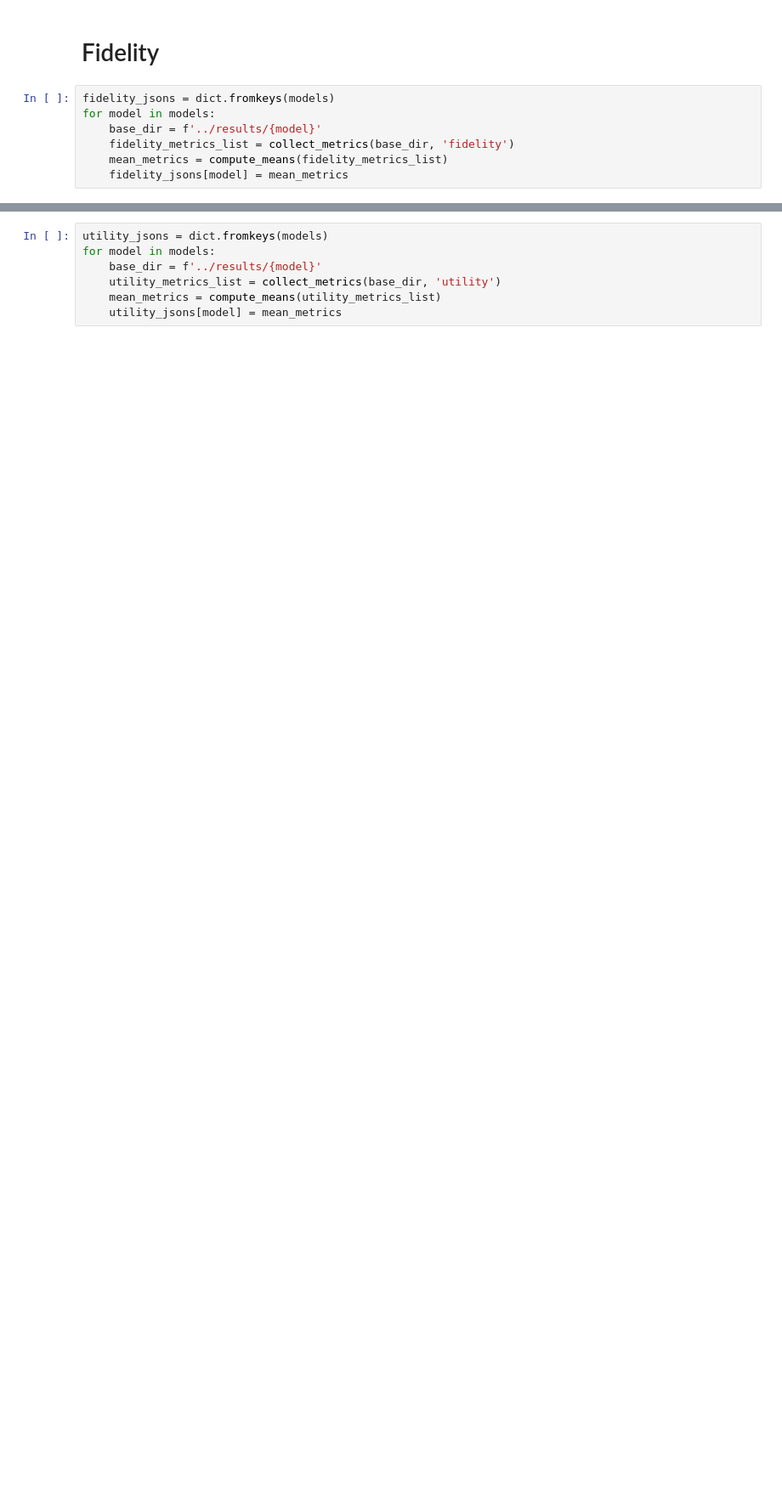
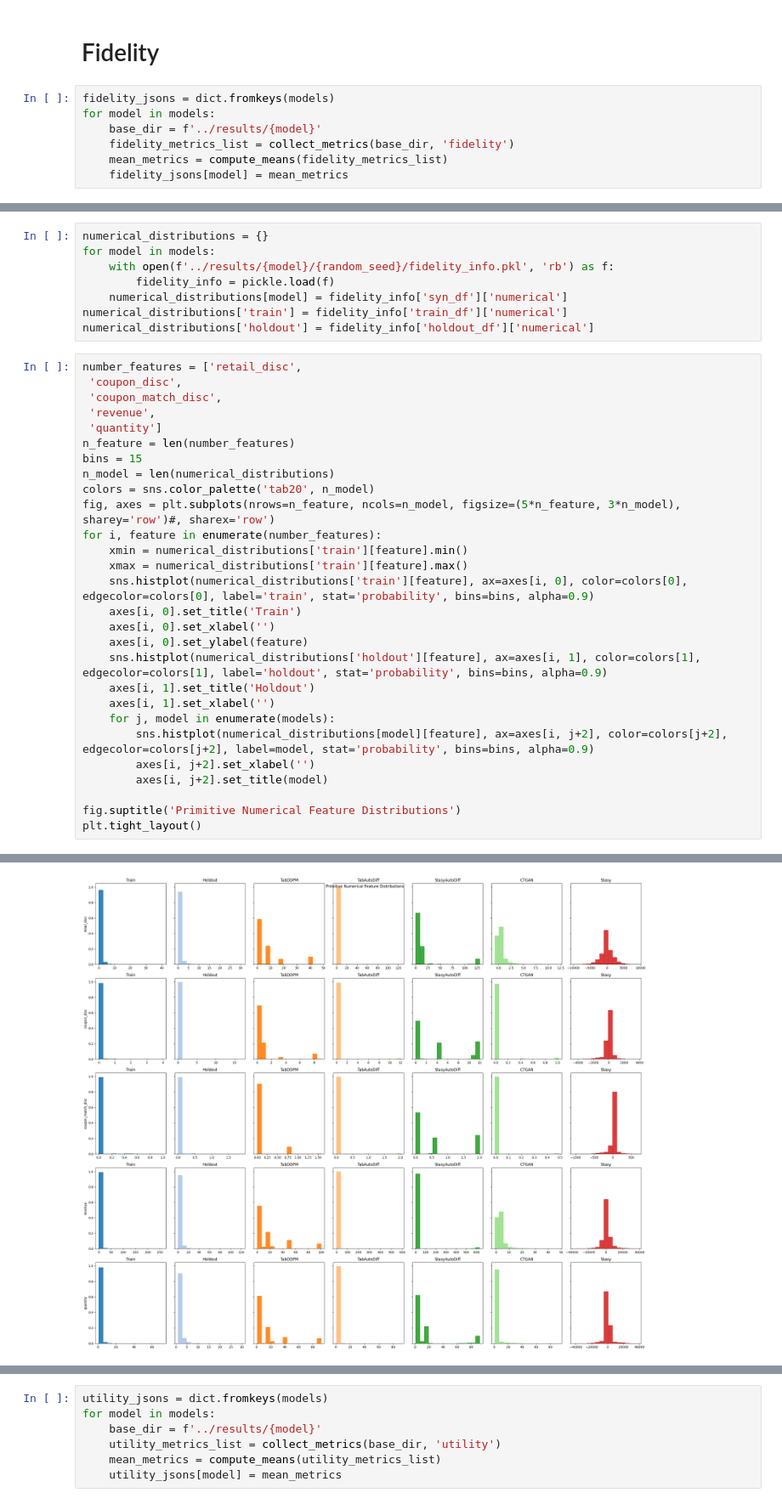
Before and after one commit to YuXia-SR/syncomp, a Jupyter notebook: notebooks/result_analysis.ipynb, the cells around one changed output, grey strips where cells are left out. Shown at 85% size. Saved outputs shown, nothing was run; the diff lists cells and outputs as text; blank space fills up the shorter version.

```diff
--- a/notebooks/result_analysis.ipynb
+++ b/notebooks/result_analysis.ipynb
@@ -107,0 +93,37 @@ dtype: float64
+# %%
+numerical_distributions = {}
+for model in models:
+    with open(f'../results/{model}/{random_seed}/fidelity_info.pkl', 'rb') as f:
+        fidelity_info = pickle.load(f)
+    numerical_distributions[model] = fidelity_info['syn_df']['numerical']
+numerical_distributions['train'] = fidelity_info['train_df']['numerical']
+numerical_distributions['holdout'] = fidelity_info['holdout_df']['numerical']
+# %%
+number_features = ['retail_disc',
+ 'coupon_disc',
+ 'coupon_match_disc',
+ 'revenue',
+ 'quantity']
+n_feature = len(number_features)
+bins = 15
+n_model = len(numerical_distributions)
+colors = sns.color_palette('tab20', n_model)
+fig, axes = plt.subplots(nrows=n_feature, ncols=n_model, figsize=(5*n_feature, 3*n_model), sharey='row')#, sharex='row')
+for i, feature in enumerate(number_features):
+    xmin = numerical_distributions['train'][feature].min()
+    xmax = numerical_distributions['train'][feature].max()
+    sns.histplot(numerical_distributions['train'][feature], ax=axes[i, 0], color=colors[0], edgecolor=colors[0], label='train', stat='probability', bins=bins, alpha=0.9)
+    axes[i, 0].set_title('Train')
+    axes[i, 0].set_xlabel('')
+    axes[i, 0].set_ylabel(feature)
+    sns.histplot(numerical_distributions['holdout'][feature], ax=axes[i, 1], color=colors[1], edgecolor=colors[1], label='holdout', stat='probability', bins=bins, alpha=0.9)
+    axes[i, 1].set_title('Holdout')
+    axes[i, 1].set_xlabel('')
+    for j, model in enumerate(models):
+        sns.histplot(numerical_distributions[model][feature], ax=axes[i, j+2], color=colors[j+2], edgecolor=colors[j+2], label=model, stat='probability', bins=bins, alpha=0.9)
+        axes[i, j+2].set_xlabel('')
+        axes[i, j+2].set_title(model)
+
+fig.suptitle('Primitive Numerical Feature Distributions')
+plt.tight_layout()
+# %% [output]
@@ -107,0 +131 @@ dtype: float64
+[figure, added]
```
Also changed, not shown: parts of 30 cells of this notebook, 4 other files.
